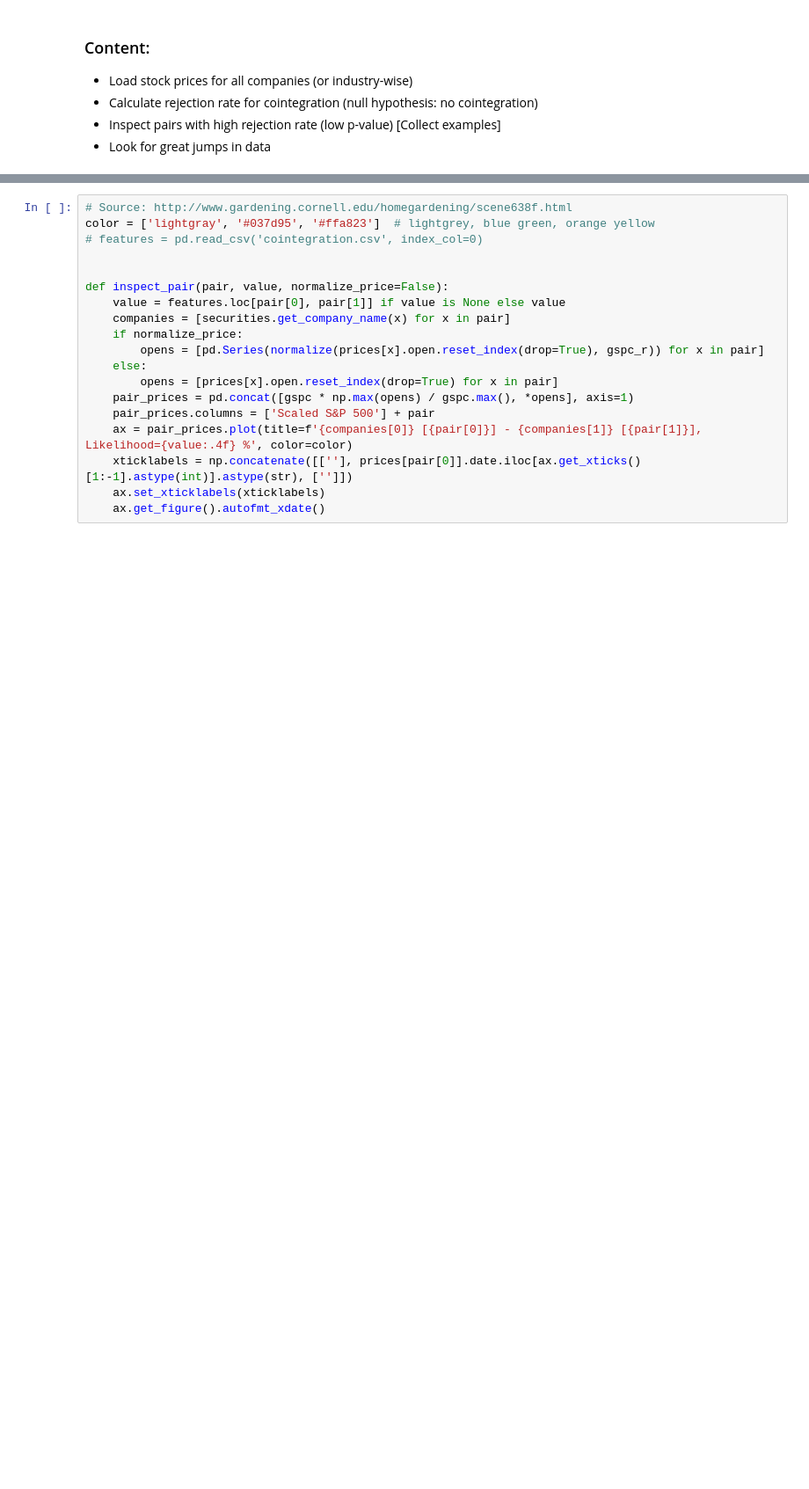
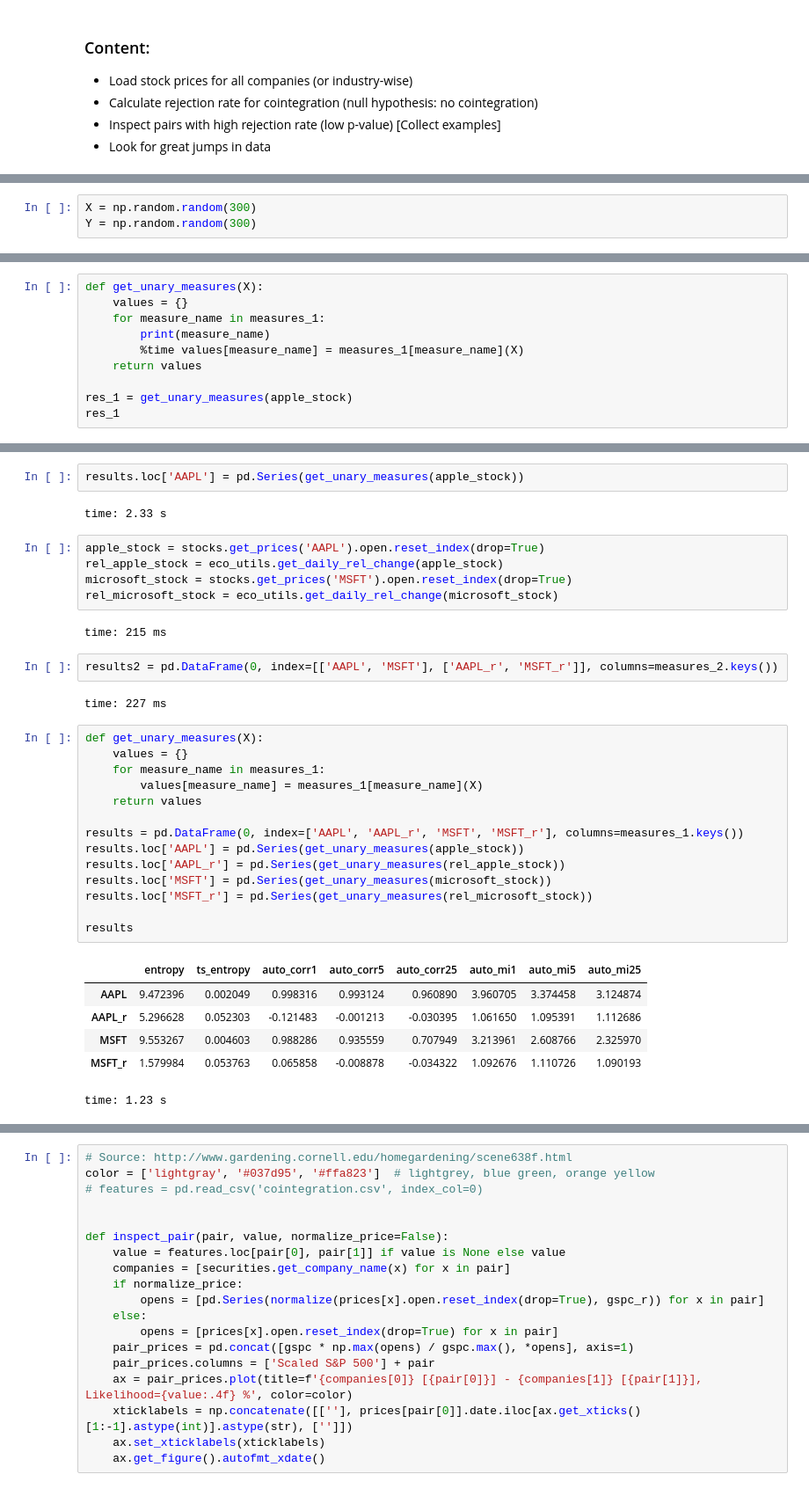
Before and after one commit to Chaoste/nlp-stocks, a Jupyter notebook: research/11.2-Econometrics.v2.ipynb, the cells around one changed output, grey strips where cells are left out. Shown at 88% size. Drawn from its saved outputs; the diff is of its cells as text; blank space fills up the shorter version.

```diff
--- a/research/11.2-Econometrics.v2.ipynb
+++ b/research/11.2-Econometrics.v2.ipynb
@@ -65,0 +93,3 @@ time: 1min 23s
+# %%
+X = np.random.random(300)
+Y = np.random.random(300)
@@ -65,0 +137,10 @@ time: 1min 23s
+# %%
+def get_unary_measures(X):
+    values = {}
+    for measure_name in measures_1:
+        print(measure_name)
+        %time values[measure_name] = measures_1[measure_name](X)
+    return values
+
+res_1 = get_unary_measures(apple_stock)
+res_1
@@ -65,0 +173,36 @@ time: 1min 23s
+# %%
+results.loc['AAPL'] = pd.Series(get_unary_measures(apple_stock))
+# %% [output]
+time: 2.33 s
+# %%
+apple_stock = stocks.get_prices('AAPL').open.reset_index(drop=True)
+rel_apple_stock = eco_utils.get_daily_rel_change(apple_stock)
+microsoft_stock = stocks.get_prices('MSFT').open.reset_index(drop=True)
+rel_microsoft_stock = eco_utils.get_daily_rel_change(microsoft_stock)
+# %% [output]
+time: 215 ms
+# %%
+results2 = pd.DataFrame(0, index=[['AAPL', 'MSFT'], ['AAPL_r', 'MSFT_r']], columns=measures_2.keys())
+# %% [output]
+time: 227 ms
+# %%
+def get_unary_measures(X):
+    values = {}
+    for measure_name in measures_1:
+        values[measure_name] = measures_1[measure_name](X)
+    return values
+
+results = pd.DataFrame(0, index=['AAPL', 'AAPL_r', 'MSFT', 'MSFT_r'], columns=measures_1.keys())
+results.loc['AAPL'] = pd.Series(get_unary_measures(apple_stock))
+results.loc['AAPL_r'] = pd.Series(get_unary_measures(rel_apple_stock))
+results.loc['MSFT'] = pd.Series(get_unary_measures(microsoft_stock))
+results.loc['MSFT_r'] = pd.Series(get_unary_measures(rel_microsoft_stock))
+
+results
+# %% [output]
+|  | entropy | ts_entropy | auto_corr1 | auto_corr5 | auto_corr25 | auto_mi1 | auto_mi5 | auto_mi25 |
+| AAPL | 9.472396 | 0.002049 | 0.998316 | 0.993124 | 0.960890 | 3.960705 | 3.374458 | 3.124874 |
+| AAPL_r | 5.296628 | 0.052303 | -0.121483 | -0.001213 | -0.030395 | 1.061650 | 1.095391 | 1.112686 |
+| MSFT | 9.553267 | 0.004603 | 0.988286 | 0.935559 | 0.707949 | 3.213961 | 2.608766 | 2.325970 |
+| MSFT_r | 1.579984 | 0.053763 | 0.065858 | -0.008878 | -0.034322 | 1.092676 | 1.110726 | 1.090193 |
+time: 1.23 s
```
Also changed, not shown: parts of 21 cells of this notebook.
